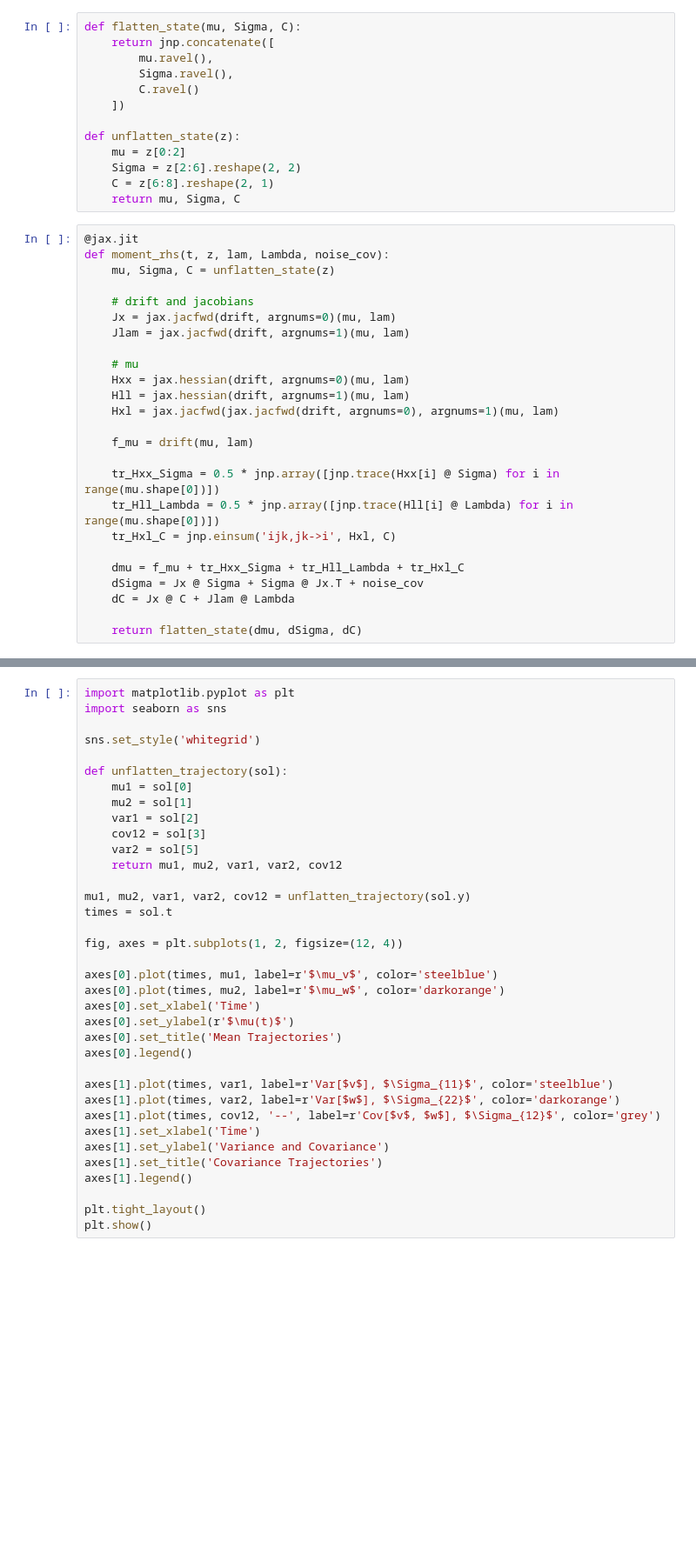
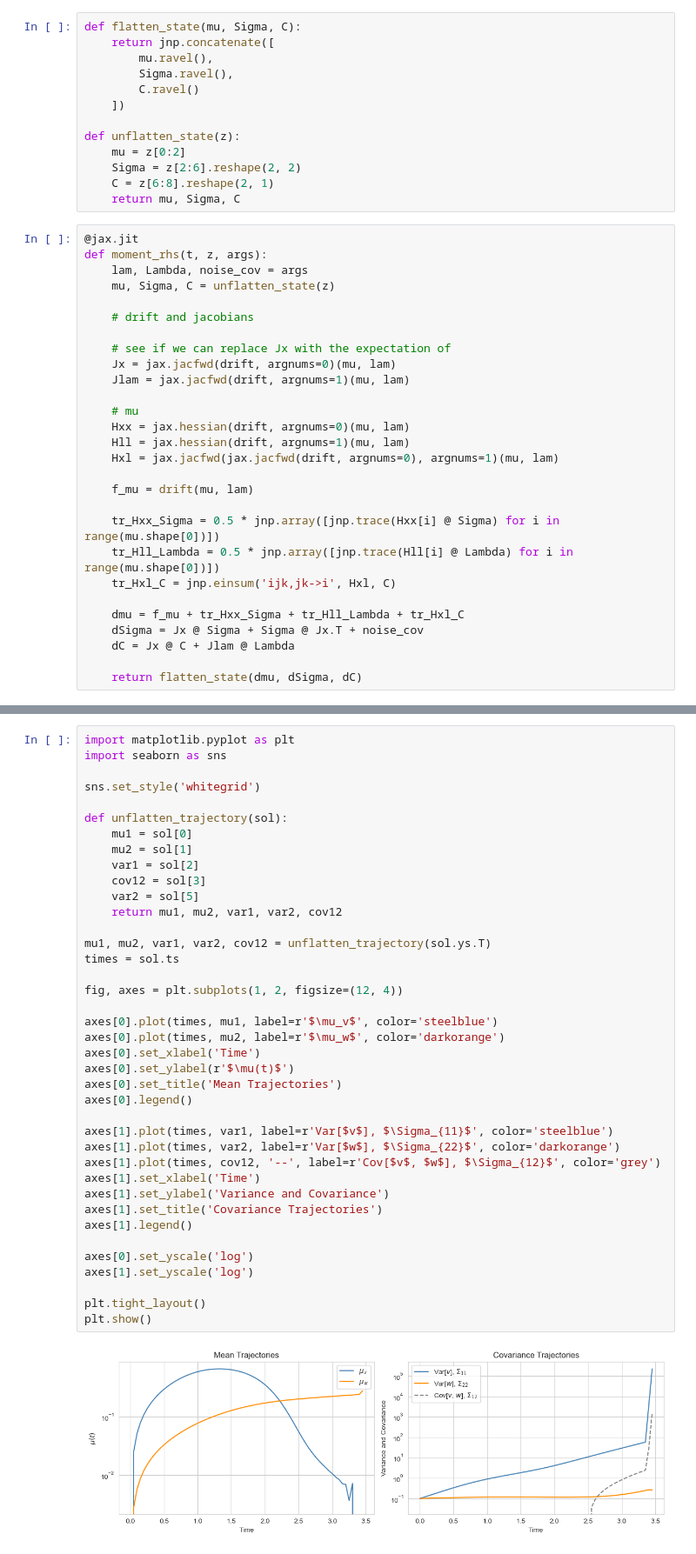
Before and after one commit to aniket-desh/fitzhugh-nagumo, a Jupyter notebook: closed_fhn.ipynb, the cells around one changed output, grey strips where cells are left out. Shown: that part at 87% size. Drawn from its saved outputs; the diff is of its cells as text; blank space fills up the shorter version.

Commit message:
plots

```diff
--- a/closed_fhn.ipynb
+++ b/closed_fhn.ipynb
@@ -50,10 +50,13 @@ def unflatten_state(z):
     return mu, Sigma, C
 # %%
 @jax.jit
-def moment_rhs(t, z, lam, Lambda, noise_cov):
+def moment_rhs(t, z, args):
+    lam, Lambda, noise_cov = args
     mu, Sigma, C = unflatten_state(z)
 
     # drift and jacobians
+
+    # see if we can replace Jx with the expectation of
     Jx = jax.jacfwd(drift, argnums=0)(mu, lam)
     Jlam = jax.jacfwd(drift, argnums=1)(mu, lam)
 
@@ -112,32 +118,37 @@ import seaborn as sns
 sns.set_style('whitegrid')
 
 def unflatten_trajectory(sol):
     mu1 = sol[0]
     mu2 = sol[1]
     var1 = sol[2]
     cov12 = sol[3]
     var2 = sol[5]
     return mu1, mu2, var1, var2, cov12
 
-mu1, mu2, var1, var2, cov12 = unflatten_trajectory(sol.y)
-times = sol.t
+mu1, mu2, var1, var2, cov12 = unflatten_trajectory(sol.ys.T)
+times = sol.ts
 
 fig, axes = plt.subplots(1, 2, figsize=(12, 4))
 
 axes[0].plot(times, mu1, label=r'$\mu_v$', color='steelblue')
 axes[0].plot(times, mu2, label=r'$\mu_w$', color='darkorange')
 axes[0].set_xlabel('Time')
 axes[0].set_ylabel(r'$\mu(t)$')
 axes[0].set_title('Mean Trajectories')
 axes[0].legend()
 
 axes[1].plot(times, var1, label=r'Var[$v$], $\Sigma_{11}$', color='steelblue')
 axes[1].plot(times, var2, label=r'Var[$w$], $\Sigma_{22}$', color='darkorange')
 axes[1].plot(times, cov12, '--', label=r'Cov[$v$, $w$], $\Sigma_{12}$', color='grey')
 axes[1].set_xlabel('Time')
 axes[1].set_ylabel('Variance and Covariance')
 axes[1].set_title('Covariance Trajectories')
 axes[1].legend()
 
+axes[0].set_yscale('log')
+axes[1].set_yscale('log')
+
 plt.tight_layout()
 plt.show()
+# %% [output]
+[figure, added]
```
Also changed, not shown: parts of 1 cell of this notebook.
